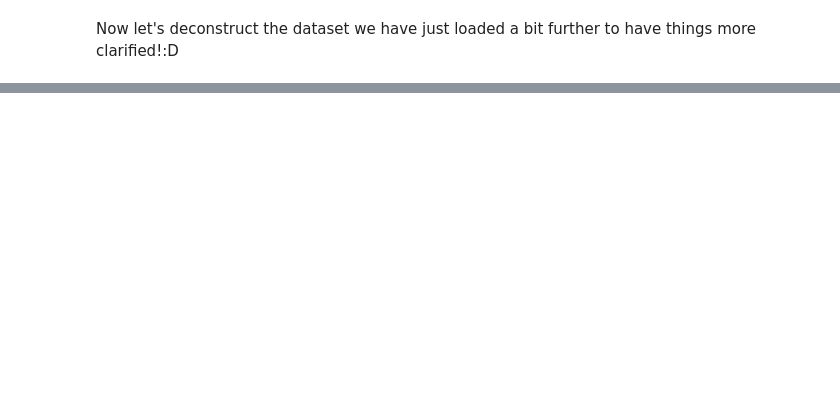
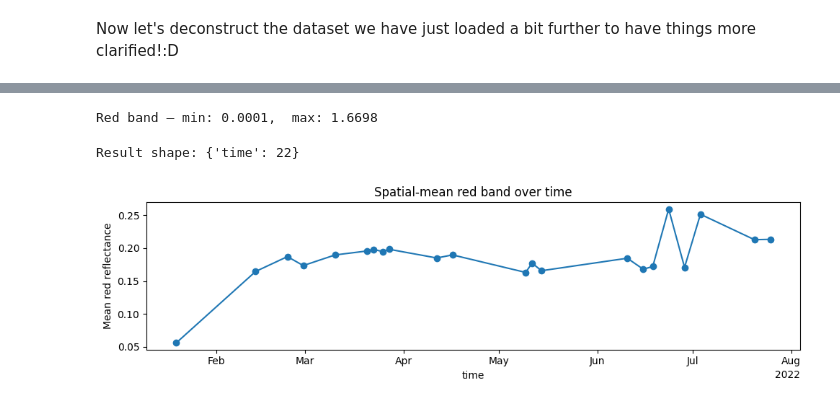
Before and after one commit to SteveMHill/eo_python_foundation, a Jupyter notebook: notebooks/04_eo_xarrayI.ipynb, the cells around one changed output, grey strips where cells are left out. Drawn from its saved outputs; the diff is of its cells as text; code cells hidden in the pictures; blank space fills up the shorter version.

```diff
--- a/notebooks/04_eo_xarrayI.ipynb
+++ b/notebooks/04_eo_xarrayI.ipynb
@@ -1187,0 +667,21 @@ If this feels easy: implement a tiny helper function that takes a dataset and re
+# %%
+# Global reduction (single number)
+minr = ds.red.min()
+maxr = ds.red.max()
+print(f"Red band — min: {float(minr):.4f},  max: {float(maxr):.4f}")
+# %% [output]
+Red band — min: 0.0001,  max: 1.6698
+# %%
+# Reduce over space → one value per time step
+red_ts = ds.red.mean(dim=["x", "y"])
+print(f"Result shape: {dict(red_ts.sizes)}")  # only 'time' remains
+
+# Quick plot
+red_ts.plot(marker="o", figsize=(10, 3))
+plt.ylabel("Mean red reflectance")
+plt.title("Spatial-mean red band over time")
+plt.tight_layout()
+plt.show()
+# %% [output]
+Result shape: {'time': 22}
+[figure, added]
```
Also changed, not shown: parts of 159 cells of this notebook, 1 other file.
